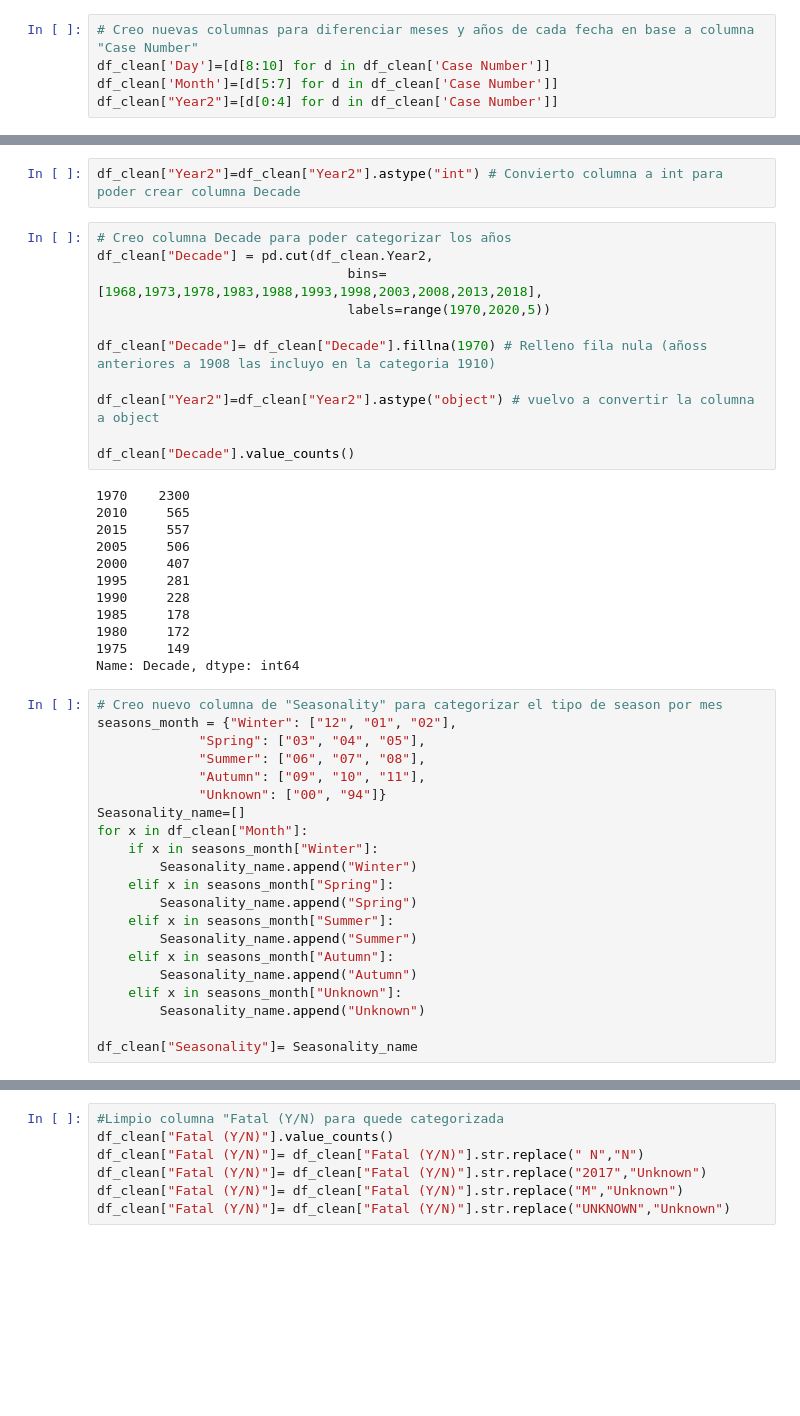
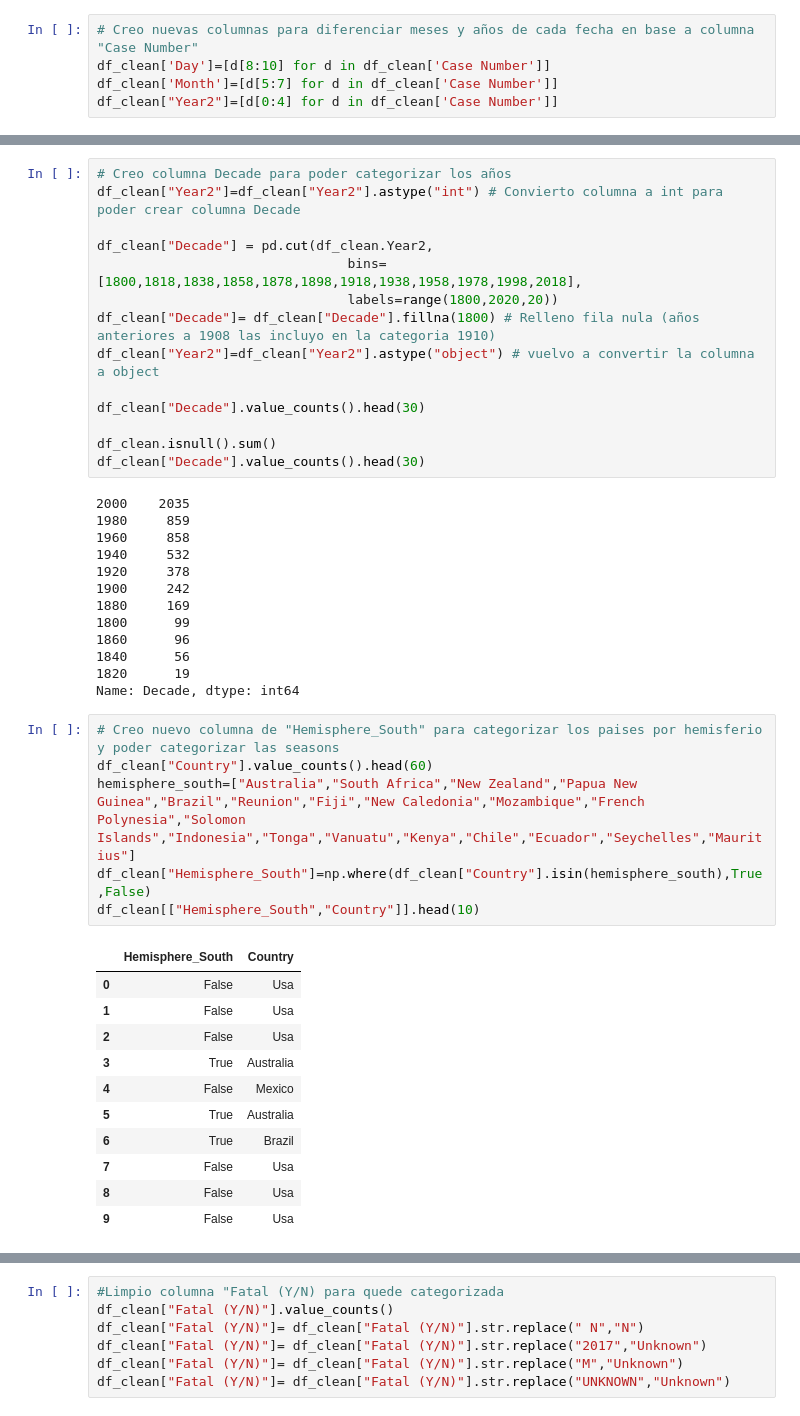
Before and after one commit to Macarena18/Data-Cleaning-Pandas, a Jupyter notebook: clean.ipynb, the cells around one changed output, grey strips where cells are left out. Cells and saved outputs as stored; diff of their text form; blank space fills up the shorter version.

```diff
--- a/clean.ipynb
+++ b/clean.ipynb
@@ -386,46 +356,45 @@ df_clean[["Year2","Year"]].head() # Comparo para ver si Year2 y Year tienen mism
-# %%
-df_clean["Year2"]=df_clean["Year2"].astype("int") # Convierto columna a int para poder crear columna Decade
 # %%
 # Creo columna Decade para poder categorizar los años
+df_clean["Year2"]=df_clean["Year2"].astype("int") # Convierto columna a int para poder crear columna Decade
+
 df_clean["Decade"] = pd.cut(df_clean.Year2,
-                                bins=[1968,1973,1978,1983,1988,1993,1998,2003,2008,2013,2018],
-                                labels=range(1970,2020,5))
-
-df_clean["Decade"]= df_clean["Decade"].fillna(1970) # Relleno fila nula (añoss anteriores a 1908 las incluyo en la categoria 1910)
-
+                                bins=[1800,1818,1838,1858,1878,1898,1918,1938,1958,1978,1998,2018],
+                                labels=range(1800,2020,20))
+df_clean["Decade"]= df_clean["Decade"].fillna(1800) # Relleno fila nula (años anteriores a 1908 las incluyo en la categoria 1910)
 df_clean["Year2"]=df_clean["Year2"].astype("object") # vuelvo a convertir la columna a object
 
-df_clean["Decade"].value_counts()
+df_clean["Decade"].value_counts().head(30)
+
+df_clean.isnull().sum()
+df_clean["Decade"].value_counts().head(30)
 # %% [output]
-1970    2300
-2010     565
-2015     557
-2005     506
-2000     407
-1995     281
-1990     228
-1985     178
-1980     172
-1975     149
+2000    2035
+1980     859
+1960     858
+1940     532
+1920     378
+1900     242
+1880     169
+1800      99
+1860      96
+1840      56
+1820      19
 Name: Decade, dtype: int64
-# %%
-# Creo nuevo columna de "Seasonality" para categorizar el tipo de season por mes
-seasons_month = {"Winter": ["12", "01", "02"],
-             "Spring": ["03", "04", "05"],
-             "Summer": ["06", "07", "08"],
-             "Autumn": ["09", "10", "11"],
-             "Unknown": ["00", "94"]}
-Seasonality_name=[]
-for x in df_clean["Month"]:
-    if x in seasons_month["Winter"]:
-        Seasonality_name.append("Winter")
-    elif x in seasons_month["Spring"]:
-        Seasonality_name.append("Spring")
-    elif x in seasons_month["Summer"]:
-        Seasonality_name.append("Summer")
-    elif x in seasons_month["Autumn"]:
-        Seasonality_name.append("Autumn")
-    elif x in seasons_month["Unknown"]:
-        Seasonality_name.append("Unknown")
-
-df_clean["Seasonality"]= Seasonality_name
+# %%
+# Creo nuevo columna de "Hemisphere_South" para categorizar los paises por hemisferio y poder categorizar las seasons
+df_clean["Country"].value_counts().head(60)
+hemisphere_south=["Australia","South Africa","New Zealand","Papua New Guinea","Brazil","Reunion","Fiji","New Caledonia","Mozambique","French Polynesia","Solomon Islands","Indonesia","Tonga","Vanuatu","Kenya","Chile","Ecuador","Seychelles","Mauritius"]
+df_clean["Hemisphere_South"]=np.where(df_clean["Country"].isin(hemisphere_south),True,False)
+df_clean[["Hemisphere_South","Country"]].head(10)
+# %% [output]
+|  | Hemisphere_South | Country |
+| 0 | False | Usa |
+| 1 | False | Usa |
+| 2 | False | Usa |
+| 3 | True | Australia |
+| 4 | False | Mexico |
+| 5 | True | Australia |
+| 6 | True | Brazil |
+| 7 | False | Usa |
+| 8 | False | Usa |
+| 9 | False | Usa |
```
Also changed, not shown: parts of 23 cells of this notebook, 1 other file.
